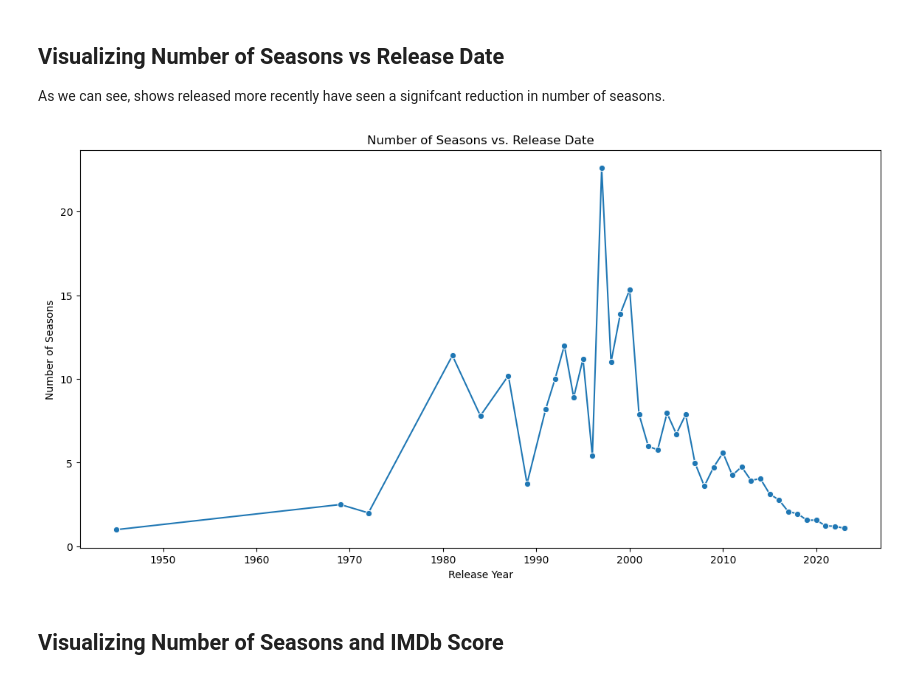
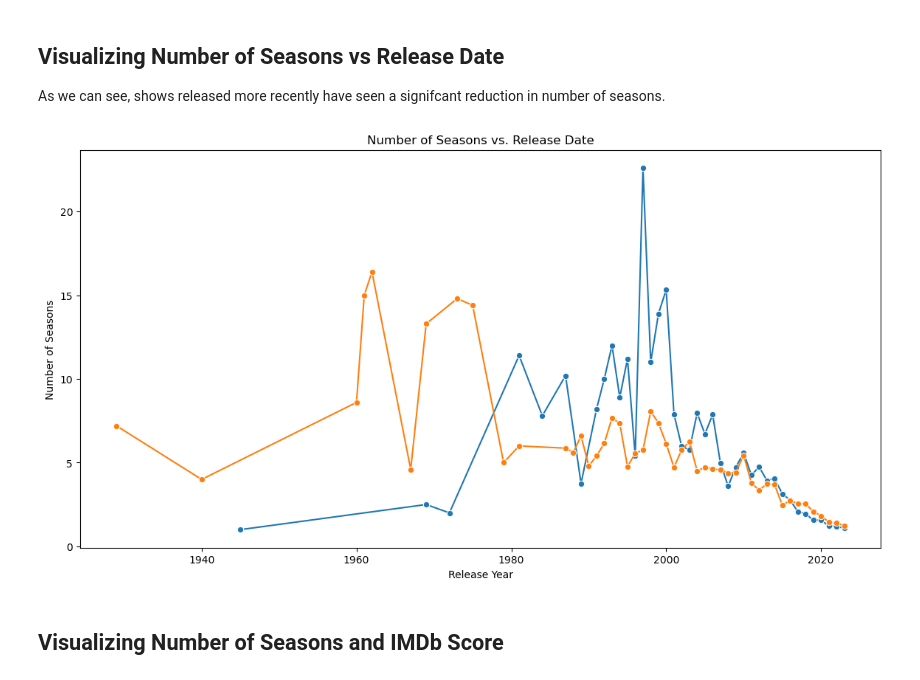
Before and after one commit to miajerph/math189project, a Jupyter notebook: FinalProj_PermutationTesting.ipynb, the cells around one changed output. Drawn from its saved outputs; the diff is of its cells as text; code cells hidden in the pictures.

```diff
--- a/FinalProj_PermutationTesting.ipynb
+++ b/FinalProj_PermutationTesting.ipynb
@@ -115,16 +115,17 @@ data.head()
 
 As we can see, shows released more recently have seen a signifcant reduction in number of seasons.
 # %%
-netflix['seasons_smoothed'] = netflix['seasons'].rolling(window=5, min_periods=1).mean()
+data['seasons_smoothed'] = data['seasons'].rolling(window=5, min_periods=1).mean()
 
 plt.figure(figsize=(14, 7))
-sns.lineplot(data=netflix, x='release_year', y='seasons_smoothed', marker='o', ci=None)
+sns.lineplot(data=data[data['platform']=='Netflix'], x='release_year', y='seasons_smoothed', marker='o', ci=None)
+sns.lineplot(data=data[data['platform']=='Max'], x='release_year', y='seasons_smoothed', marker='o', ci=None)
 plt.title('Number of Seasons vs. Release Date')
 plt.xlabel('Release Year')
 plt.ylabel('Number of Seasons')
 plt.show()
 # %% [output]
-[figure, old version]
+[figure, new version]
 # %% [markdown]
 ## Visualizing Number of Seasons and IMDb Score
 # %%
```
Also changed, not shown: parts of 1 cell of this notebook.
